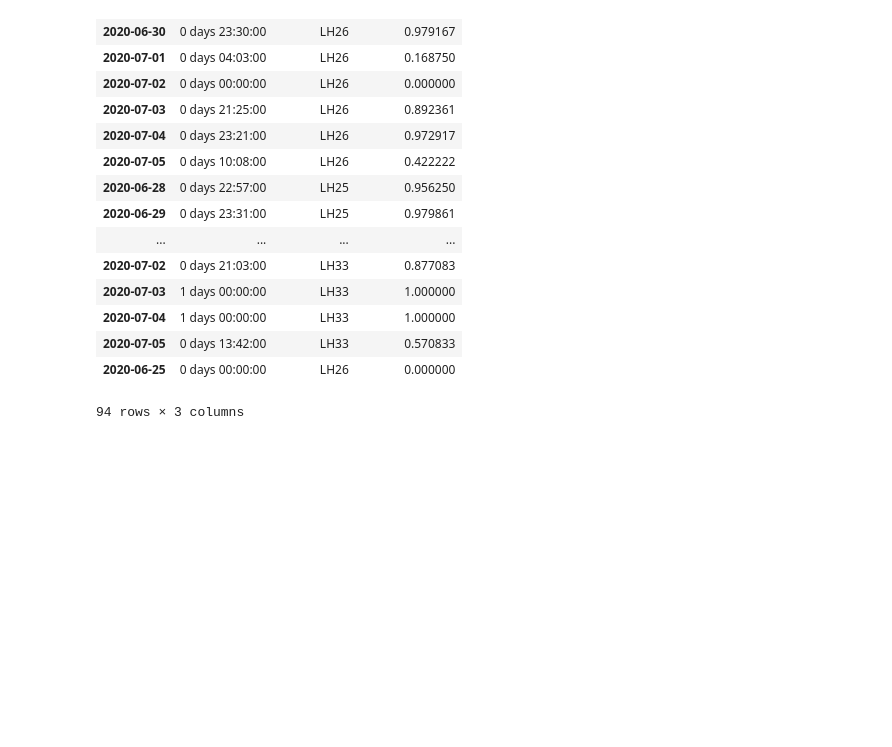
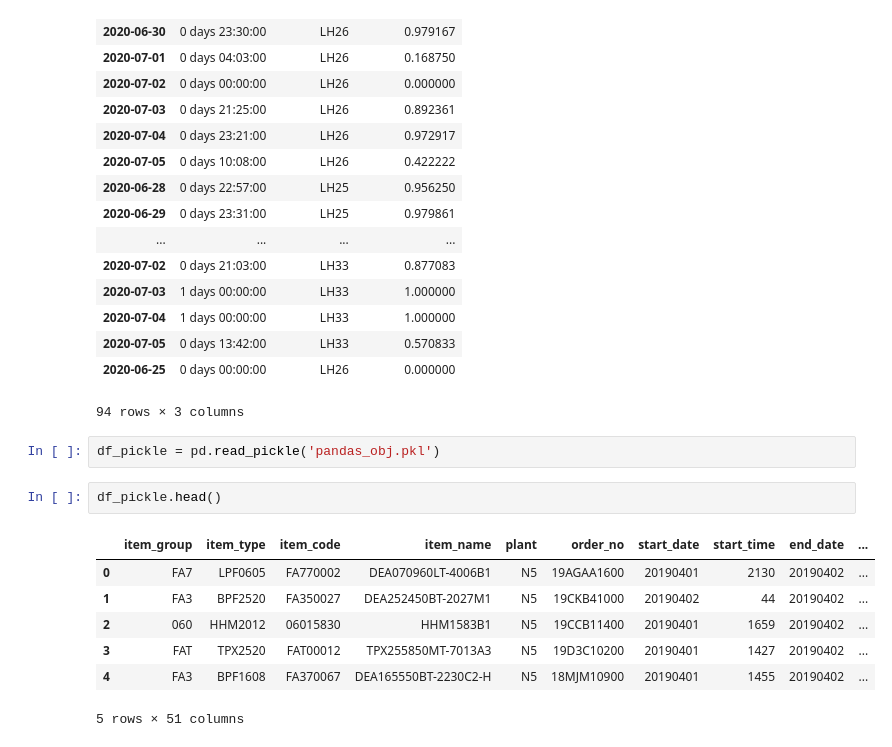
Before and after one commit to sekoatlightson/django_sqlalchemy, a Jupyter notebook: pandas_sampl/operating_rate.ipynb, the cells around one changed output. Saved outputs shown, nothing was run; the diff lists cells and outputs as text; blank space fills up the shorter version.

```diff
--- a/pandas_sampl/operating_rate.ipynb
+++ b/pandas_sampl/operating_rate.ipynb
@@ -459,3 +469,15 @@ df_sum
 | 2020-07-05 | 0 days 13:42:00 | LH33 | 0.570833 |
 | 2020-06-25 | 0 days 00:00:00 | LH26 | 0.000000 |
 94 rows × 3 columns
+# %%
+df_pickle = pd.read_pickle('pandas_obj.pkl')
+# %%
+df_pickle.head()
+# %% [output]
+|  | item_group | item_type | item_code | item_name | plant | order_no | start_date | start_time | end_date | ... |
+| 0 | FA7 | LPF0605 | FA770002 | DEA070960LT-4006B1 | N5 | 19AGAA1600 | 20190401 | 2130 | 20190402 | ... |
+| 1 | FA3 | BPF2520 | FA350027 | DEA252450BT-2027M1 | N5 | 19CKB41000 | 20190402 | 44 | 20190402 | ... |
+| 2 | 060 | HHM2012 | 06015830 | HHM1583B1 | N5 | 19CCB11400 | 20190401 | 1659 | 20190402 | ... |
+| 3 | FAT | TPX2520 | FAT00012 | TPX255850MT-7013A3 | N5 | 19D3C10200 | 20190401 | 1427 | 20190402 | ... |
+| 4 | FA3 | BPF1608 | FA370067 | DEA165550BT-2230C2-H | N5 | 18MJM10900 | 20190401 | 1455 | 20190402 | ... |
+5 rows × 51 columns
```
Also changed, not shown: parts of 2 cells of this notebook, 3 other files.
